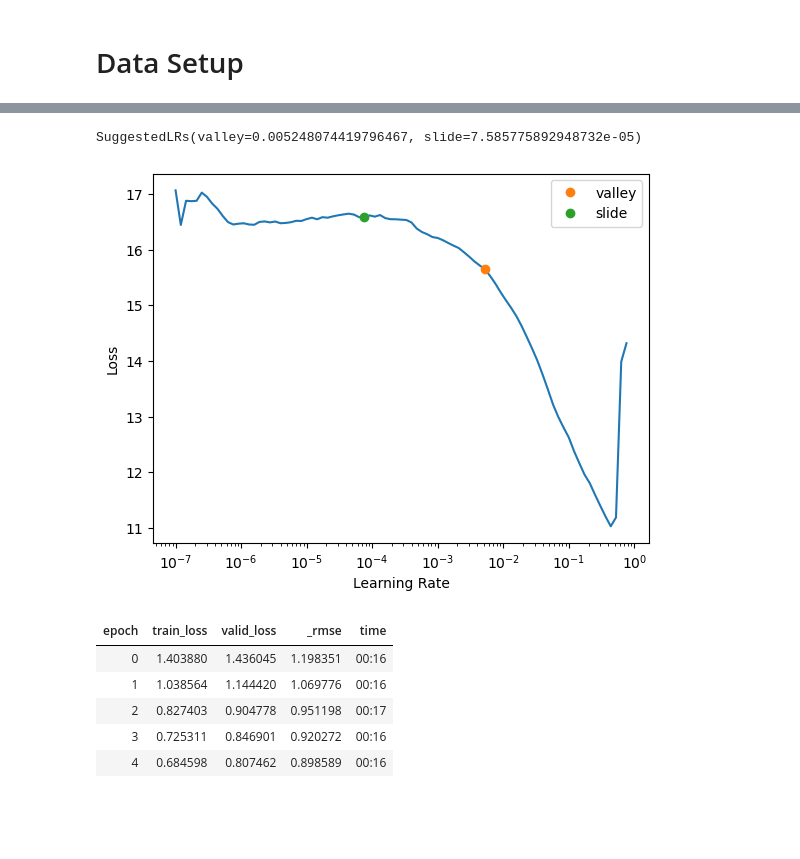
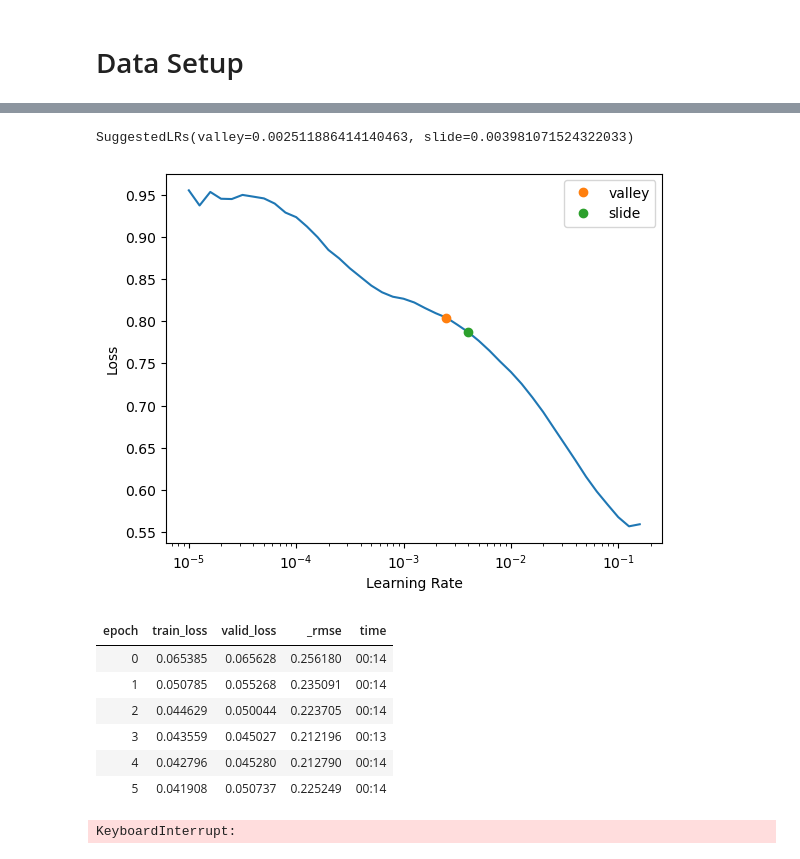
Before and after one commit to Chake96/kaggle_comps, a Jupyter notebook: knowledge/store_sales/nb.ipynb, the cells around one changed output, grey strips where cells are left out. Drawn from its saved outputs; the diff is of its cells as text; code cells hidden in the pictures; blank space fills up the shorter version.

```diff
--- a/knowledge/store_sales/nb.ipynb
+++ b/knowledge/store_sales/nb.ipynb
@@ -60,6 +60,7 @@ splits = (list(train_idx), list(valid_idx))
 # %%
 from fastai.tabular.all import *
 from numpy import inf
+from sklearn.metrics import r2_score
 dep_var = 'sales'
 #replace dep_var with their logs'
 
@@ -70,7 +71,7 @@ procs = [Categorify, FillMissing, Normalize]
 tc = tabular_config(ps=[0.001, 0.01], embed_p=0.04, y_range=(0, train_df[dep_var].max() / 0.1))
 dls = TabularDataLoaders.from_df(train_df, procs=procs, cat_names=cats, cont_names=conts, config=tc, loss_func=MSELossFlat(),
                                   y_names=dep_var, bs=1024, splits=splits, y_block=RegressionBlock(1), shuffle=False, drop_last=True)
-learn = tabular_learner(dls, metrics=rmse)
+learn = tabular_learner(dls, metrics=[rmse])#,r2_score], layers=[300,200,100,50, 1])
 dls.show_batch()
 # %% [output]
 |  | family | Is_month_end | Is_month_start | Is_quarter_end | Is_quarter_start | Is_year_end | Is_year_start | ... |
@@ -98,17 +99,19 @@ Sales
 # %%
-learn.lr_find(suggest_funcs=(valley, slide))
+learn.lr_find(suggest_funcs=(valley, slide), start_lr=1e-5, end_lr=1e5, num_it=100)
 # %% [output]
 [interactive output not drawn]
-SuggestedLRs(valley=0.005248074419796467, slide=7.585775892948732e-05)
+SuggestedLRs(valley=0.002511886414140463, slide=0.003981071524322033)
-[figure, old version]
+[figure, new version]
 # %%
-learn.fit_one_cycle(5, 1e-3, wd=0.1) #todo figure out how to get this a litttttllleee nicer
+learn.fit_one_cycle(15, 3e-3, wd=0.2) #todo figure out how to get this a litttttllleee nicer
 # %% [output]
 | epoch | train_loss | valid_loss | _rmse | time |
-| 0 | 1.403880 | 1.436045 | 1.198351 | 00:16 |
-| 1 | 1.038564 | 1.144420 | 1.069776 | 00:16 |
-| 2 | 0.827403 | 0.904778 | 0.951198 | 00:17 |
-| 3 | 0.725311 | 0.846901 | 0.920272 | 00:16 |
-| 4 | 0.684598 | 0.807462 | 0.898589 | 00:16 |
+| 0 | 0.065385 | 0.065628 | 0.256180 | 00:14 |
+| 1 | 0.050785 | 0.055268 | 0.235091 | 00:14 |
+| 2 | 0.044629 | 0.050044 | 0.223705 | 00:14 |
+| 3 | 0.043559 | 0.045027 | 0.212196 | 00:13 |
+| 4 | 0.042796 | 0.045280 | 0.212790 | 00:14 |
+| 5 | 0.041908 | 0.050737 | 0.225249 | 00:14 |
+KeyboardInterrupt:
 # %%
 learn.show_results()
```
Also changed, not shown: parts of 5 cells of this notebook, 2 other files.
